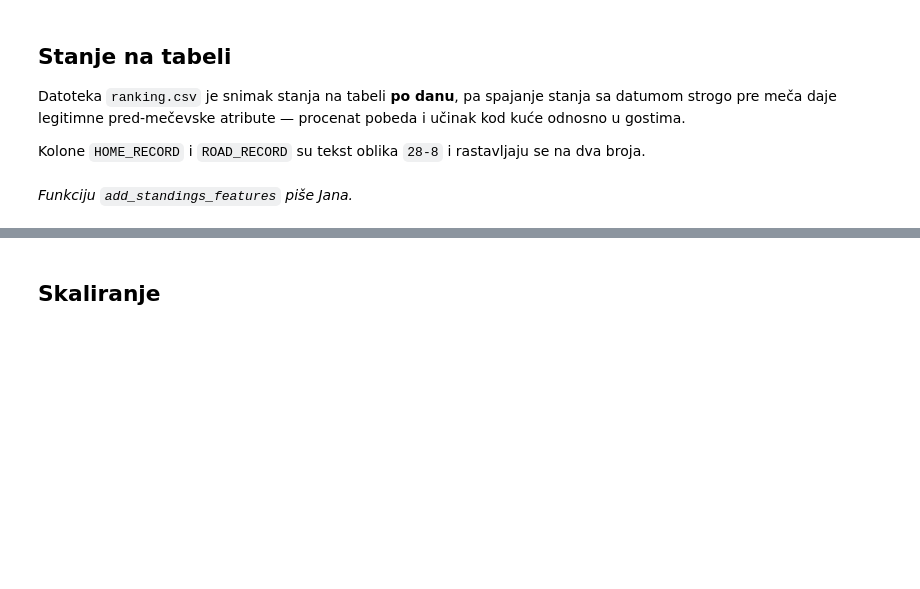
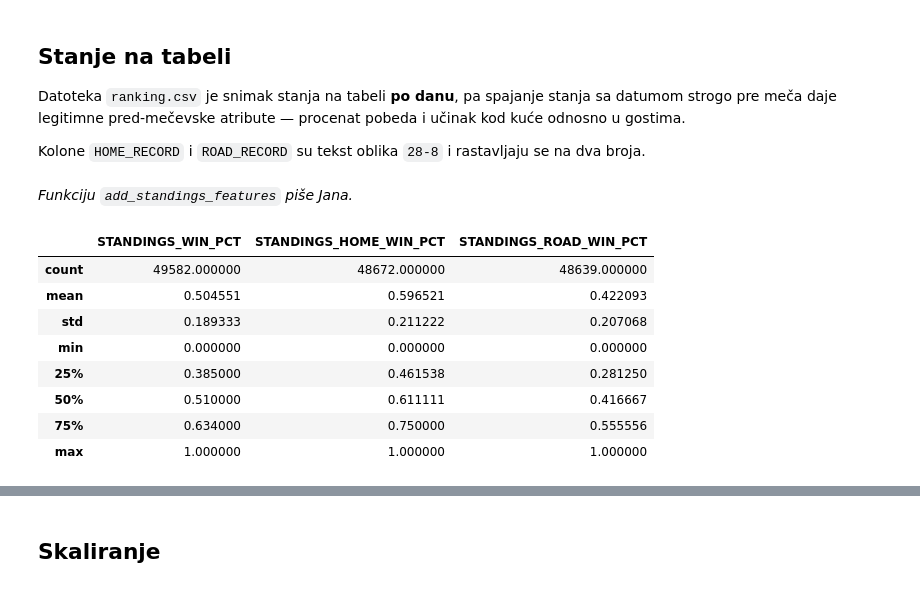
Before and after one commit to janaaas/ML_projekat, a Jupyter notebook: notebooks/02-priprema-podataka-i-atributi.ipynb, the cells around one changed output, grey strips where cells are left out. Cells and saved outputs as stored; diff of their text form; code cells hidden in the pictures; blank space fills up the shorter version.

```diff
--- a/notebooks/02-priprema-podataka-i-atributi.ipynb
+++ b/notebooks/02-priprema-podataka-i-atributi.ipynb
@@ -94,3 +122,6 @@ df_team_view[["REST_DAYS", "GAMES_LAST_7_DAYS", "IS_SEASON_START"]].describe()
 ## Međusobni dueli
 # %% [markdown]
 *Funkciju `add_head_to_head` piše Jana.*
+# %%
+df_team_view = features.add_head_to_head(df_team_view)
+df_team_view["HEAD_TO_HEAD_WIN_PCT"].describe()
@@ -102,3 +145,17 @@ Datoteka `ranking.csv` je snimak stanja na tabeli **po danu**, pa spajanje stanj
 Kolone `HOME_RECORD` i `ROAD_RECORD` su tekst oblika `28-8` i rastavljaju se na dva broja.
 # %% [markdown]
 *Funkciju `add_standings_features` piše Jana.*
+# %%
+df_rankings = data.load_rankings()
+df_team_view = features.add_standings_features(df_team_view, df_rankings)
+df_team_view[["STANDINGS_WIN_PCT", "STANDINGS_HOME_WIN_PCT", "STANDINGS_ROAD_WIN_PCT"]].describe()
+# %% [output]
+|  | STANDINGS_WIN_PCT | STANDINGS_HOME_WIN_PCT | STANDINGS_ROAD_WIN_PCT |
+| count | 49582.000000 | 48672.000000 | 48639.000000 |
+| mean | 0.504551 | 0.596521 | 0.422093 |
+| std | 0.189333 | 0.211222 | 0.207068 |
+| min | 0.000000 | 0.000000 | 0.000000 |
+| 25% | 0.385000 | 0.461538 | 0.281250 |
+| 50% | 0.510000 | 0.611111 | 0.416667 |
+| 75% | 0.634000 | 0.750000 | 0.555556 |
+| max | 1.000000 | 1.000000 | 1.000000 |
```
Also changed, not shown: parts of 9 cells of this notebook.
